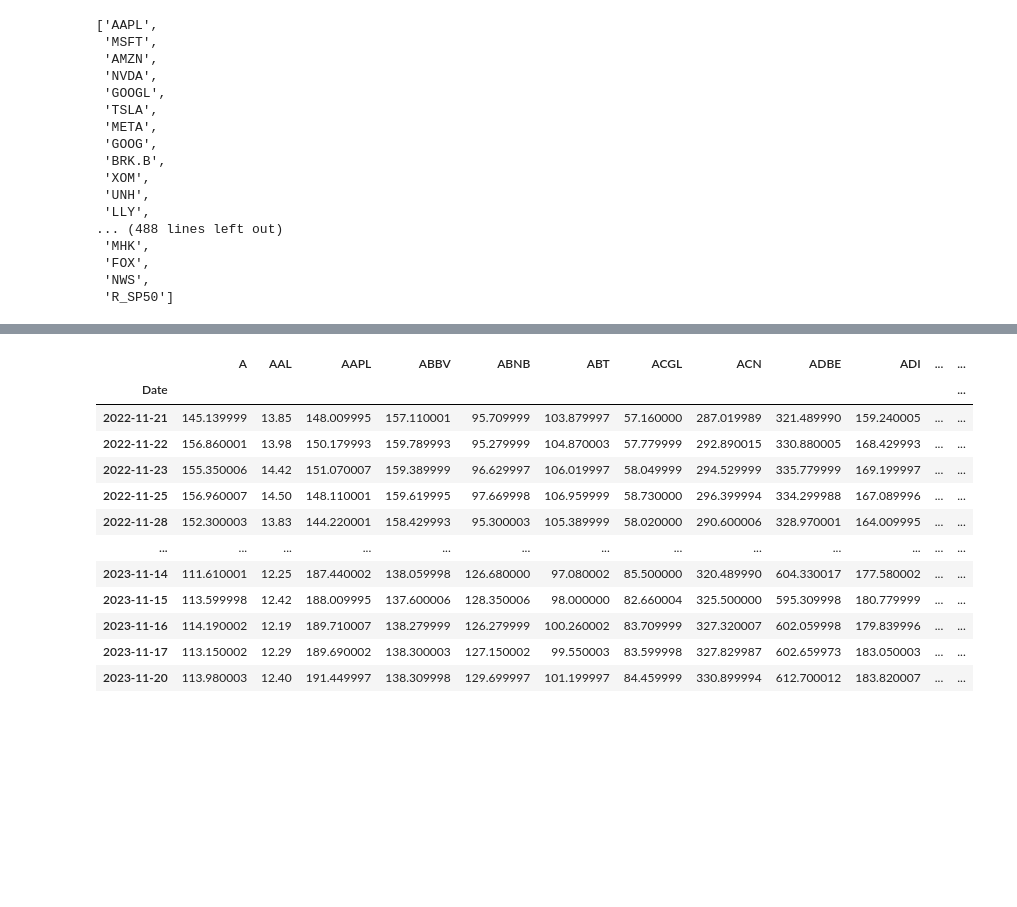
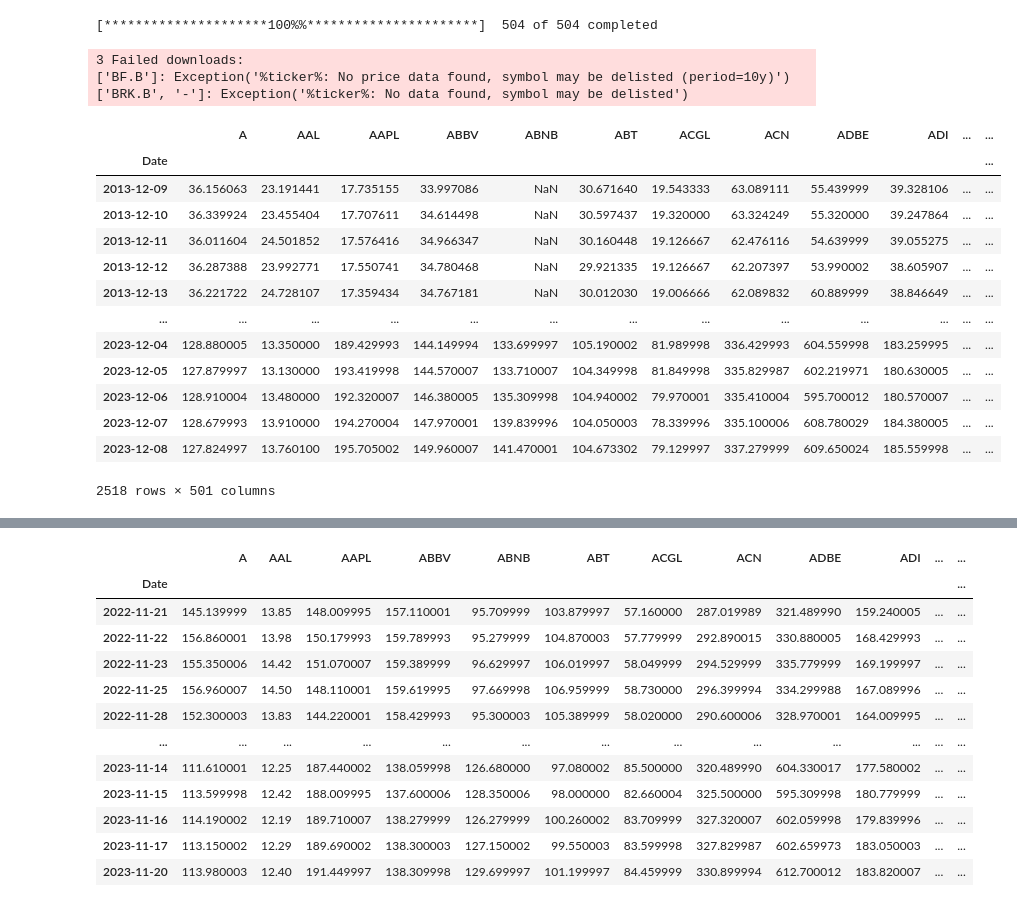
Before and after one commit to CCNY-Analytics-and-Quant/Quantative-Finance-Repo, a Jupyter notebook: final_project.ipynb, the cells around one changed output, grey strips where cells are left out. Cells and saved outputs as stored; diff of their text form; code cells hidden in the pictures; blank space fills up the shorter version.

```diff
--- a/final_project.ipynb
+++ b/final_project.ipynb
@@ -4,22 +5,32 @@ import yfinance as yf
 # %%
+# Step 1: Choose an ETF with a minimum of 100 assets, identify those assets
+# Get the list of S&P 500 constituents
+tickers = pd.read_excel(
+    "https://www.ssga.com/us/en/intermediary/etfs/library-content/products/fund-data/etfs/us/holdings-daily-us-en-spy.xlsx",
+    header=4).Ticker.dropna().to_list()
 
-tickers = pd.read_excel('https://www.ssga.com/us/en/institutional/ic/library-content/products/fund-data/mf/us/holdings-monthly-us-en-svspx.xlsx', header = 2).Ticker.dropna().to_list()
-data = yf.download(tickers = tickers, period = '1y')['Adj Close']
+# Step 2: Retrieve historical data for your chosen ETF, we want adjusted close
+df = yf.download(tickers, period = '10y')
+
+# Drop na's, get adjusted close prices, removed nulls to clean data, remove what we dont need.
+sp500 = df['Adj Close'].dropna(how= 'all', axis= 1)
+sp500
 # %% [output]
-['AAPL',
- 'MSFT',
- 'AMZN',
- 'NVDA',
- 'GOOGL',
- 'TSLA',
- 'META',
- 'GOOG',
- 'BRK.B',
- 'XOM',
- 'UNH',
- 'LLY',
-... (488 lines left out)
- 'MHK',
- 'FOX',
- 'NWS',
- 'R_SP50']
+[*********************100%%**********************]  504 of 504 completed
+3 Failed downloads:
+['BF.B']: Exception('%ticker%: No price data found, symbol may be delisted (period=10y)')
+['BRK.B', '-']: Exception('%ticker%: No data found, symbol may be delisted')
+|  | A | AAL | AAPL | ABBV | ABNB | ABT | ACGL | ACN | ADBE | ADI | ... | ... |
+| Date |  |  |  |  |  |  |  |  |  |  |  | ... |
+| 2013-12-09 | 36.156063 | 23.191441 | 17.735155 | 33.997086 | NaN | 30.671640 | 19.543333 | 63.089111 | 55.439999 | 39.328106 | ... | ... |
+| 2013-12-10 | 36.339924 | 23.455404 | 17.707611 | 34.614498 | NaN | 30.597437 | 19.320000 | 63.324249 | 55.320000 | 39.247864 | ... | ... |
+| 2013-12-11 | 36.011604 | 24.501852 | 17.576416 | 34.966347 | NaN | 30.160448 | 19.126667 | 62.476116 | 54.639999 | 39.055275 | ... | ... |
+| 2013-12-12 | 36.287388 | 23.992771 | 17.550741 | 34.780468 | NaN | 29.921335 | 19.126667 | 62.207397 | 53.990002 | 38.605907 | ... | ... |
+| 2013-12-13 | 36.221722 | 24.728107 | 17.359434 | 34.767181 | NaN | 30.012030 | 19.006666 | 62.089832 | 60.889999 | 38.846649 | ... | ... |
+| ... | ... | ... | ... | ... | ... | ... | ... | ... | ... | ... | ... | ... |
+| 2023-12-04 | 128.880005 | 13.350000 | 189.429993 | 144.149994 | 133.699997 | 105.190002 | 81.989998 | 336.429993 | 604.559998 | 183.259995 | ... | ... |
+| 2023-12-05 | 127.879997 | 13.130000 | 193.419998 | 144.570007 | 133.710007 | 104.349998 | 81.849998 | 335.829987 | 602.219971 | 180.630005 | ... | ... |
+| 2023-12-06 | 128.910004 | 13.480000 | 192.320007 | 146.380005 | 135.309998 | 104.940002 | 79.970001 | 335.410004 | 595.700012 | 180.570007 | ... | ... |
+| 2023-12-07 | 128.679993 | 13.910000 | 194.270004 | 147.970001 | 139.839996 | 104.050003 | 78.339996 | 335.100006 | 608.780029 | 184.380005 | ... | ... |
+| 2023-12-08 | 127.824997 | 13.760100 | 195.705002 | 149.960007 | 141.470001 | 104.673302 | 79.129997 | 337.279999 | 609.650024 | 185.559998 | ... | ... |
+2518 rows × 501 columns
```
Also changed, not shown: parts of 8 cells of this notebook.
